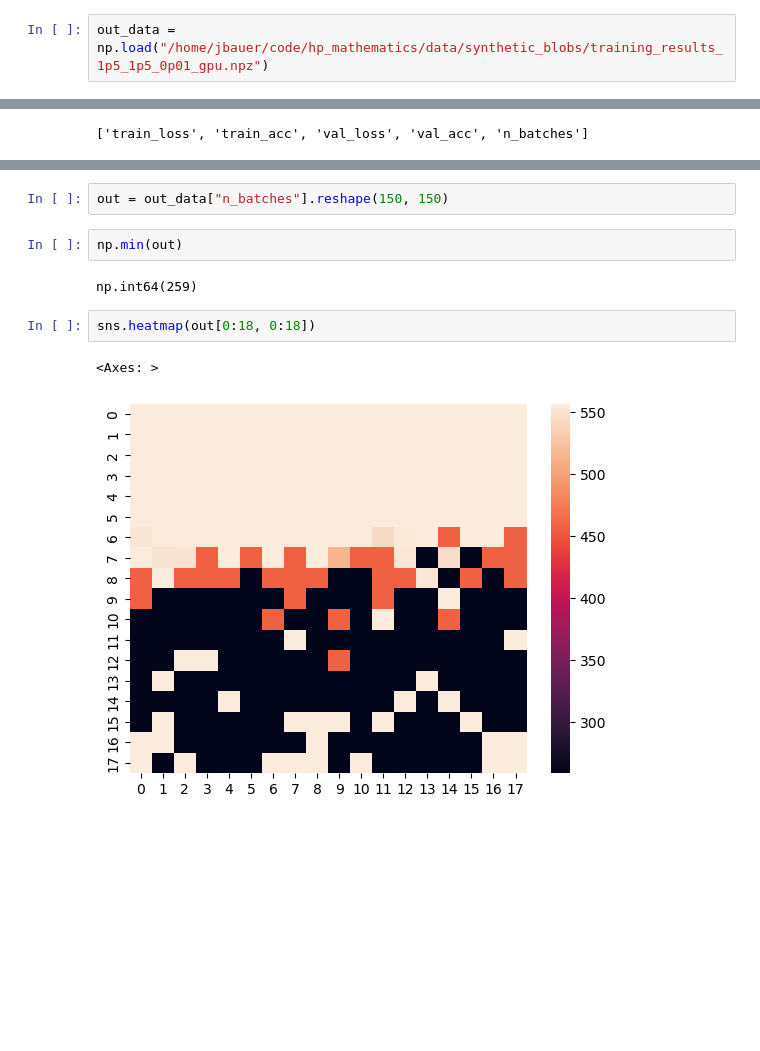
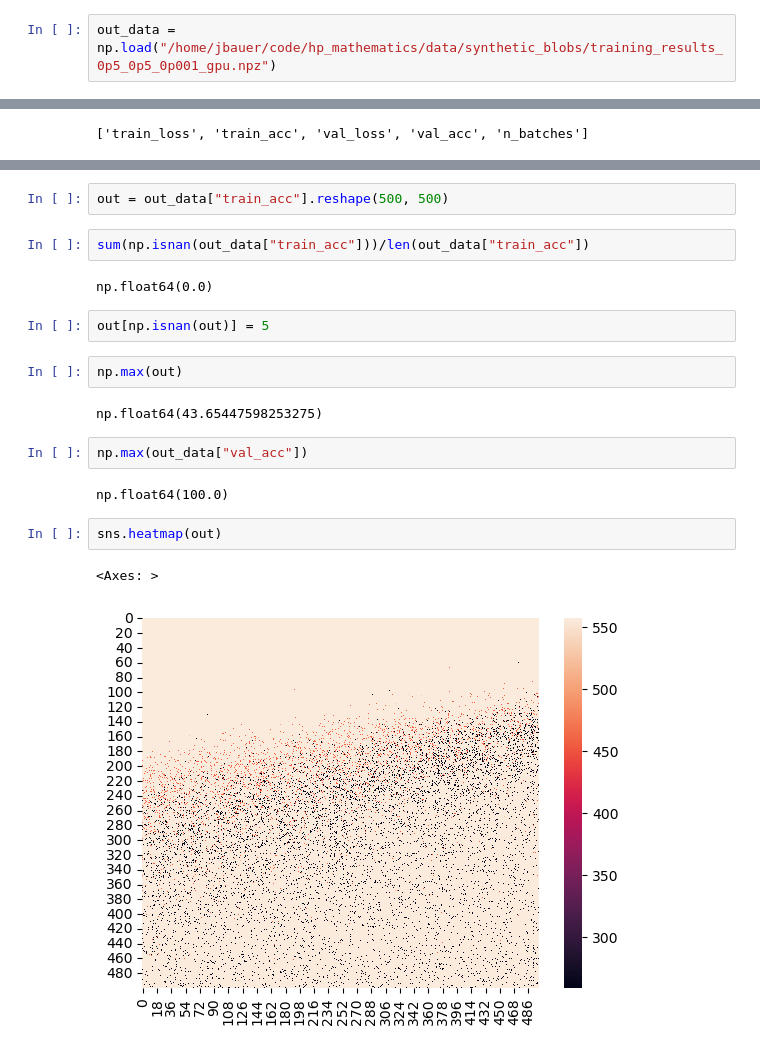
Before and after one commit to john84122/hp_mathematics, a Jupyter notebook: jupyter_notebooks/analyze_dnn_fractals.ipynb, the cells around one changed output, grey strips where cells are left out. Drawn from its saved outputs; the diff is of its cells as text; blank space fills up the shorter version.

```diff
--- a/jupyter_notebooks/analyze_dnn_fractals.ipynb
+++ b/jupyter_notebooks/analyze_dnn_fractals.ipynb
@@ -5,7 +5,7 @@ import pandas as pd
 import seaborn as sns
 import matplotlib.pyplot as plt
 # %%
-out_data = np.load("/home/jbauer/code/hp_mathematics/data/synthetic_blobs/training_results_1p5_1p5_0p01_gpu.npz")
+out_data = np.load("/home/jbauer/code/hp_mathematics/data/synthetic_blobs/training_results_0p5_0p5_0p001_gpu.npz")
 # %%
 out_data.files
 # %% [output]
@@ -13,11 +17,21 @@ out_data.files
 # %%
-out = out_data["n_batches"].reshape(150, 150)
+out = out_data["train_acc"].reshape(500, 500)
 # %%
-np.min(out)
+sum(np.isnan(out_data["train_acc"]))/len(out_data["train_acc"])
 # %% [output]
-np.int64(259)
+np.float64(0.0)
+# %%
+out[np.isnan(out)] = 5
+# %%
+np.max(out)
+# %% [output]
+np.float64(43.65447598253275)
+# %%
+np.max(out_data["val_acc"])
+# %% [output]
+np.float64(100.0)
 # %%
-sns.heatmap(out[0:18, 0:18])
+sns.heatmap(out)
 # %% [output]
 <Axes: >
-[figure, old version]
+[figure, new version]
```
Also changed, not shown: parts of 1 cell of this notebook, 5 other files.
